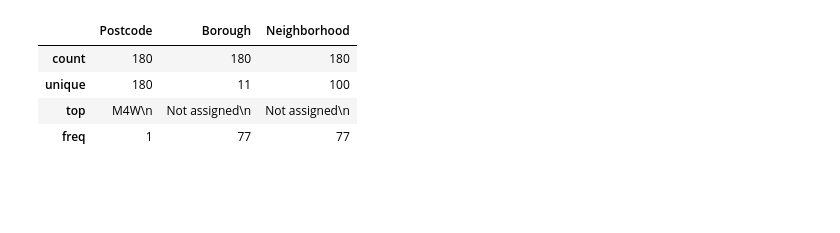
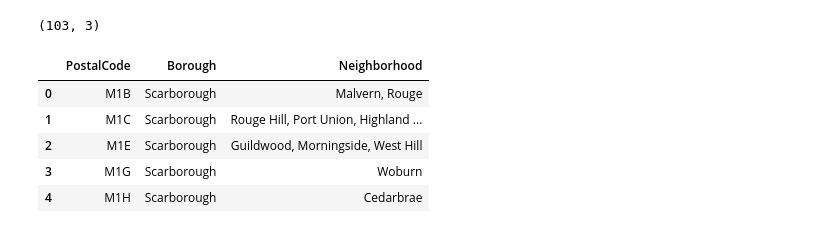
Before and after one commit to dlrow-olleh/Applied-DS-Capstone, a Jupyter notebook: Segmenting and Clustering Neighborhoods in Toronto.ipynb, the cells around one changed output. Saved outputs shown, nothing was run; the diff lists cells and outputs as text; code cells hidden in the pictures; blank space fills up the shorter version.

```diff
--- a/Segmenting and Clustering Neighborhoods in Toronto.ipynb
+++ b/Segmenting and Clustering Neighborhoods in Toronto.ipynb
@@ -12,42 +31,64 @@ wikiData;
+# %%
+url = "https://en.wikipedia.org/wiki/List_of_postal_codes_of_Canada:_M"
+extraction = requests.get(url)
+wikiData = BeautifulSoup(extraction.content, 'html.parser')
+wikiData;
+table = wikiData.find('table')
+trs = table.find_all('tr')
+rows = []
+for tr in trs:
+    i = tr.find_all('td')
+    if i:
+        rows.append(i)
+
+lst = []
+for row in rows:
+    postalcode = row[0].text.rstrip()
+    borough = row[1].text.rstrip()
+    neighborhood = row[2].text.rstrip()
+    if borough != 'Not assigned':
+        if neighborhood == 'Not assigned':
+            neighborhood = borough
+        lst.append([postalcode, borough, neighborhood])
 # %%
 #Converting to dataframe
 columns = ['Postcode','Borough','Neighborhood']
 toronto = pd.DataFrame(columns = columns)
 
 content = wikiData.find('div', class_='mw-parser-output')
 table = content.table.tbody
 postcode = 0
 borough = 0
 neighborhood = 0
 
 for tr in table.find_all('tr'):
     i = 0
     for td in tr.find_all('td'):
         if i == 0:
             postcode = td.text
             i = i + 1
         elif i == 1:
             borough = td.text
             i = i + 1
         elif i == 2:
             neighborhood = td.text.strip('\n').replace(']','')
     toronto = toronto.append({'Postcode': postcode,'Borough': borough,'Neighborhood': neighborhood},ignore_index=True)
+
+cols = ['PostalCode', 'Borough', 'Neighborhood']
+df = pd.DataFrame(lst, columns=cols)
+print(df.shape)
+
+df = df.groupby('PostalCode').agg(
+    {
+        'Borough':'first',
+        'Neighborhood': ', '.join,}
+    ).reset_index()
+df.head()
+# %% [output]
+(103, 3)
+|  | PostalCode | Borough | Neighborhood |
+| 0 | M1B | Scarborough | Malvern, Rouge |
+| 1 | M1C | Scarborough | Rouge Hill, Port Union, Highland ... |
+| 2 | M1E | Scarborough | Guildwood, Morningside, West Hill |
+| 3 | M1G | Scarborough | Woburn |
+| 4 | M1H | Scarborough | Cedarbrae |
-# %%
-#cleaning up
-toronto = toronto[toronto.Borough!='Not assigned']
-toronto = toronto[toronto.Borough!= 0]
-toronto.reset_index(drop = True, inplace = True)
-i = 0
-for i in range(0,toronto.shape[0]):
-    if toronto.iloc[i][2] == 'Not assigned':
-        toronto.iloc[i][2] = toronto.iloc[i][1]
-        i = i+1
-
-df = toronto.groupby(['Postcode','Borough'])['Neighborhood'].apply(', '.join).reset_index()
-df.describe()
-# %% [output]
-|  | Postcode | Borough | Neighborhood |
-| count | 180 | 180 | 180 |
-| unique | 180 | 11 | 100 |
-| top | M4W\n | Not assigned\n | Not assigned\n |
-| freq | 1 | 77 | 77 |
```
Also changed, not shown: parts of 16 cells of this notebook.
